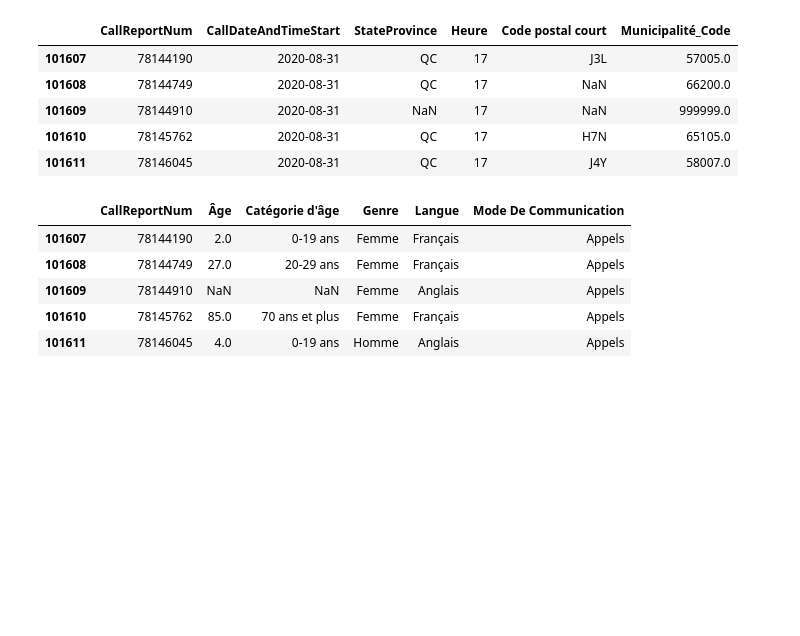
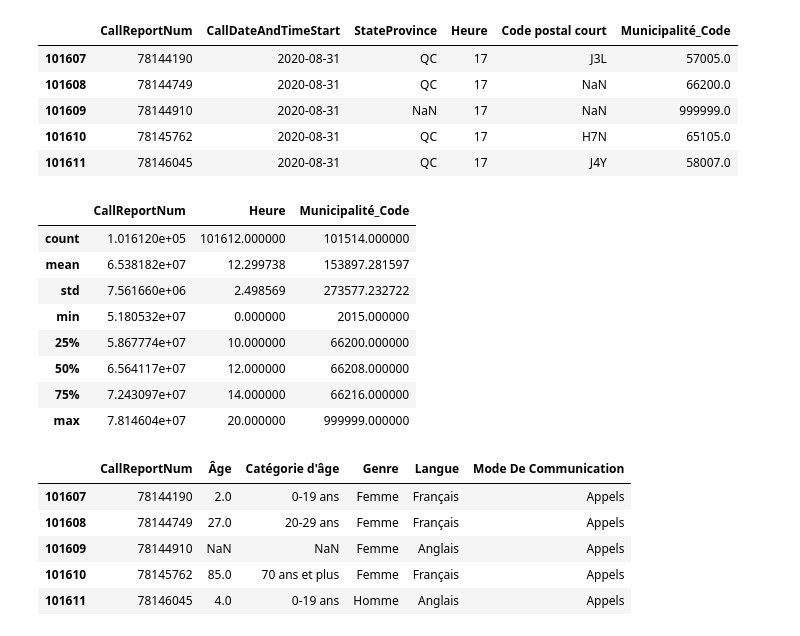
Before and after one commit to pascal-bergeron/ai4forgood2016, a Jupyter notebook: DataExploration.ipynb, the cells around one changed output. Drawn from its saved outputs; the diff is of its cells as text; code cells hidden in the pictures; blank space fills up the shorter version.

```diff
--- a/DataExploration.ipynb
+++ b/DataExploration.ipynb
@@ -42,6 +50,18 @@ appels.tail()
 | 101609 | 78144910 | 2020-08-31 | NaN | 17 | NaN | 999999.0 |
 | 101610 | 78145762 | 2020-08-31 | QC | 17 | H7N | 65105.0 |
 | 101611 | 78146045 | 2020-08-31 | QC | 17 | J4Y | 58007.0 |
+# %%
+appels.groupby()
+# %% [output]
+|  | CallReportNum | Heure | Municipalité_Code |
+| count | 1.016120e+05 | 101612.000000 | 101514.000000 |
+| mean | 6.538182e+07 | 12.299738 | 153897.281597 |
+| std | 7.561660e+06 | 2.498569 | 273577.232722 |
+| min | 5.180532e+07 | 0.000000 | 2015.000000 |
+| 25% | 5.867774e+07 | 10.000000 | 66200.000000 |
+| 50% | 6.564117e+07 | 12.000000 | 66208.000000 |
+| 75% | 7.243097e+07 | 14.000000 | 66216.000000 |
+| max | 7.814604e+07 | 20.000000 | 999999.000000 |
 # %%
 appels_profils = pd.read_excel('Appels_Profil.xlsx')
 # %%
```
Also changed, not shown: parts of 22 cells of this notebook.
